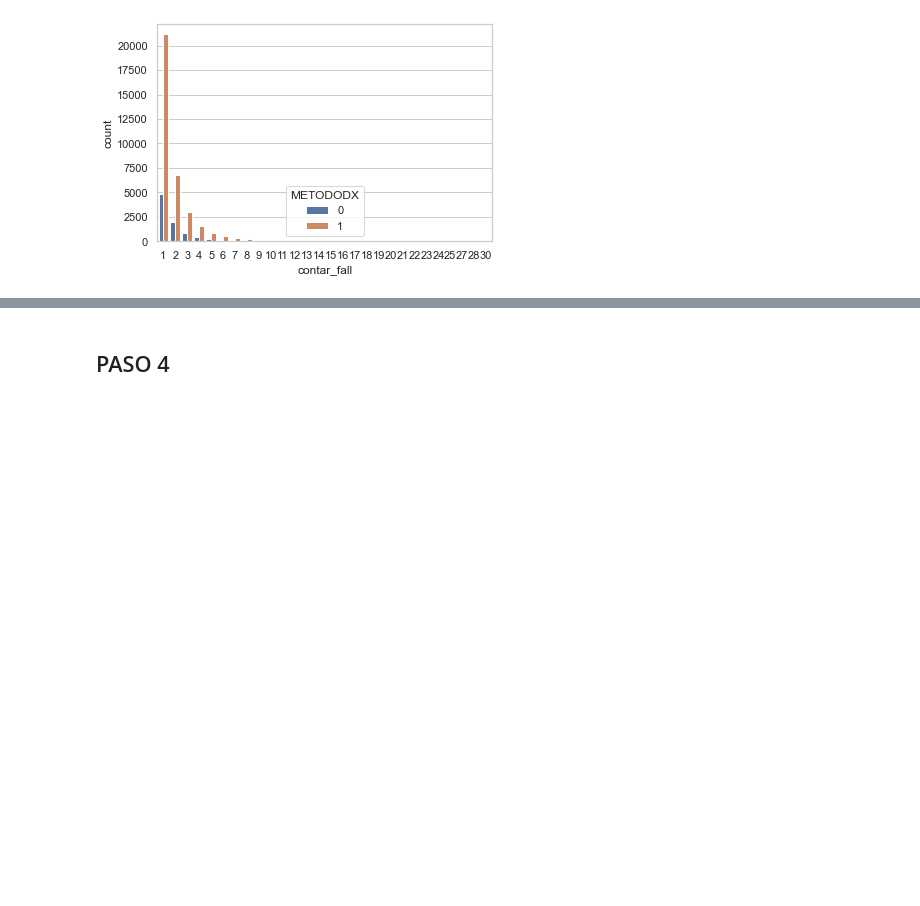
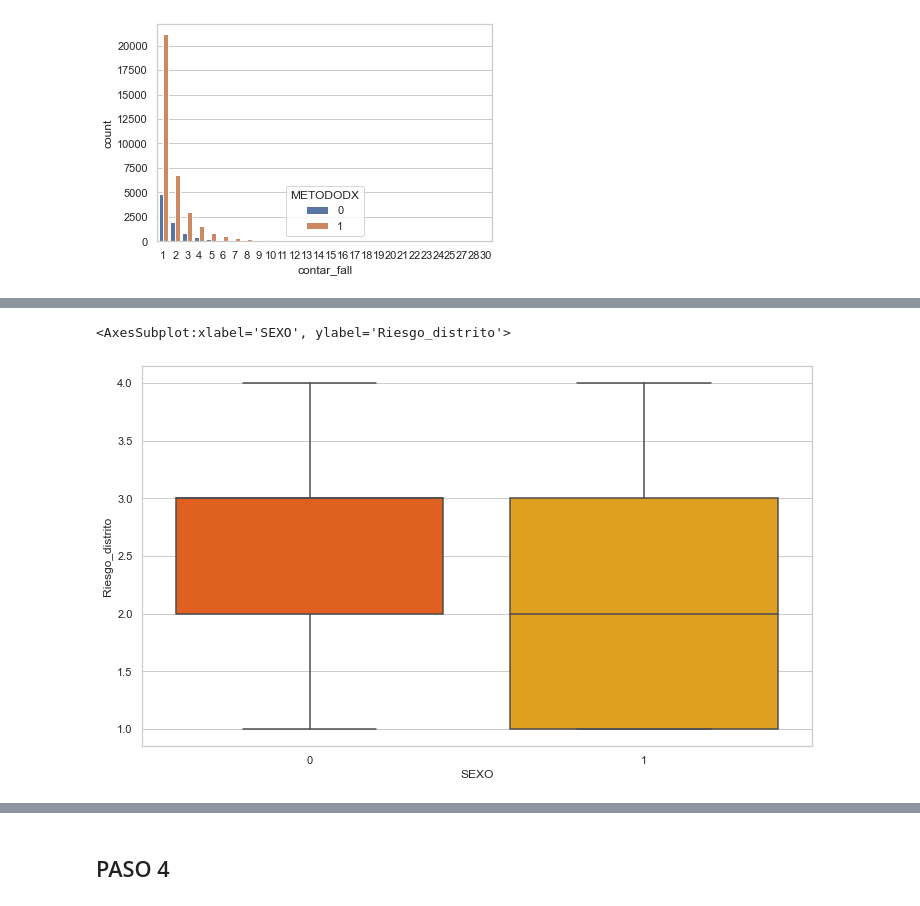
Before and after one commit to KevinRamosRivas/BI-UNMSM, a Jupyter notebook: Eq.B_Paso2_Report_COVID.ipynb, the cells around one changed output, grey strips where cells are left out. Drawn from its saved outputs; the diff is of its cells as text; code cells hidden in the pictures; blank space fills up the shorter version.

```diff
--- a/Eq.B_Paso2_Report_COVID.ipynb
+++ b/Eq.B_Paso2_Report_COVID.ipynb
@@ -556,0 +569,6 @@ NameError: name 'datav2' is not defined
+# %%
+plt.figure(figsize=(12, 7))
+sns.boxplot(x='SEXO',y='Riesgo_distrito',data=data2,palette='autumn')
+# %% [output]
+<AxesSubplot:xlabel='SEXO', ylabel='Riesgo_distrito'>
+[figure, added]
```
Also changed, not shown: parts of 3 cells of this notebook, 2 other files.
